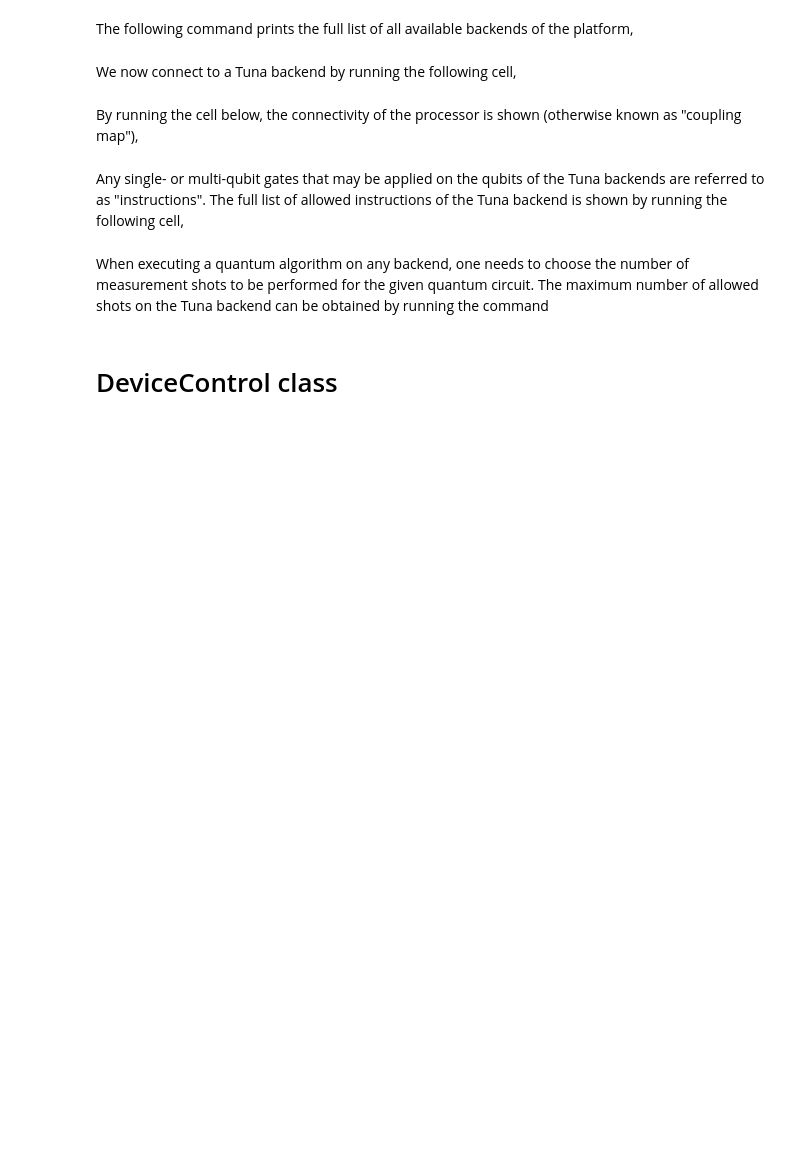
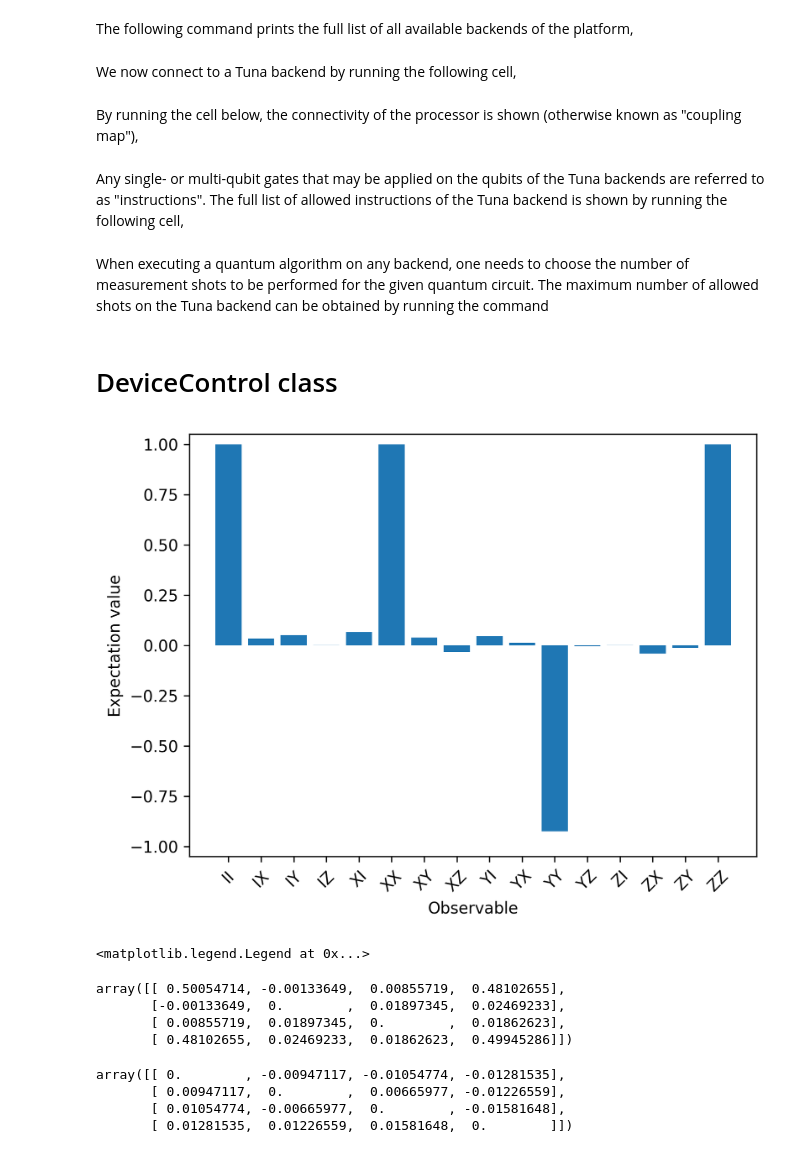
Before and after one commit to DiCarloLab-Delft/QuantumInspireUtilities, a Jupyter notebook: qi_utilities/notebook_guides/2.0_benchmark_measurements.ipynb, the cells around one changed output. Drawn from its saved outputs; the diff is of its cells as text; code cells hidden in the pictures; blank space fills up the shorter version.

Commit message:
Current state (still working on Bell-state tomography)

```diff
--- a/qi_utilities/notebook_guides/2.0_benchmark_measurements.ipynb
+++ b/qi_utilities/notebook_guides/2.0_benchmark_measurements.ipynb
@@ -81,0 +171,17 @@ device.measure_allxy(qubit_list=[0, 5])
+# %%
+meas_bell_state = BellStateMeasurement(backend,
+                                       qubit_pairs = [[0, 2],
+                                                      [1, 3]],
+                                       bell_state = "phi_plus",
+                                       num_shots = 2**12)
+
+probs = meas_bell_state.ro_corrected_probs_per_n_qubits
+# %%
+from qi_utilities.utility_functions.raw_data_processing import translate_to_Z_basis, observable_expectation_values_Z_basis
+import matplotlib.pyplot as plt
+
+tomography_bases = [
+            'XX', 'YX', 'ZX', 'XY', 'YY',
+            'ZY', 'XZ', 'YZ', 'ZZ'
+        ]
+single_qubit_terms = ['IX', 'IY', 'IZ', 'XI', 'YI', 'ZI']
@@ -81,0 +200,38 @@ device.measure_allxy(qubit_list=[0, 5])
+# %%
+tomography_dict = {'II': np.float64(1.0)}
+for pauli_term_idx in range(len(tomography_bases)):
+    pauli_term = tomography_bases[pauli_term_idx]
+    pauli_term_in_Z = translate_to_Z_basis(pauli_term)
+    tomography_dict[pauli_term] = observable_expectation_values_Z_basis([probs[0][pauli_term_idx]],
+                                                             pauli_term_in_Z)[0]
+
+for sq_pauli_term_idx in range(len(single_qubit_terms)):
+    sq_pauli_term = single_qubit_terms[sq_pauli_term_idx]
+    sq_pauli_term_stripped = sq_pauli_term.replace("I", "")
+    sq_pauli_term_idx = sq_pauli_term.index(sq_pauli_term_stripped)
+    for pauli_term_idx in range(len(tomography_bases)):
+        pauli_term = tomography_bases[pauli_term_idx]
+        if sq_pauli_term_stripped == pauli_term[sq_pauli_term_idx]:
+            sq_pauli_term_in_Z = translate_to_Z_basis(sq_pauli_term)
+            tomography_dict[sq_pauli_term] = observable_expectation_values_Z_basis([probs[0][pauli_term_idx]],
+                                                                                      sq_pauli_term_in_Z)[0]
+
+pauli_labels = []
+for i_idx in ['I', 'X', 'Y', 'Z']:
+    for j_idx in ['I', 'X', 'Y', 'Z']:
+        pauli_labels.append(i_idx+j_idx)
+tomography_dict = {pauli_term: tomography_dict[pauli_term] for pauli_term in pauli_labels}
+tomography_values = [tomography_dict[pauli_term] for pauli_term in tomography_dict.keys()]
+
+fig, ax = plt.subplots(dpi=300)
+ax.bar(range(len(tomography_values)), tomography_values)
+
+ax.set_xticks(range(len(tomography_values)), pauli_labels, rotation=45)
+ax.set_xlabel("Observable")
+ax.set_ylabel("Expectation value")
+ax.set_ylim(-1.05, 1.05)
+
+plt.show()
+# %% [output]
+[figure, added]
+<matplotlib.legend.Legend at 0x...>
@@ -81,0 +243,14 @@ device.measure_allxy(qubit_list=[0, 5])
+# %%
+density_matrix_real
+# %% [output]
+array([[ 0.50054714, -0.00133649,  0.00855719,  0.48102655],
+       [-0.00133649,  0.        ,  0.01897345,  0.02469233],
+       [ 0.00855719,  0.01897345,  0.        ,  0.01862623],
+       [ 0.48102655,  0.02469233,  0.01862623,  0.49945286]])
+# %%
+density_matrix_imag
+# %% [output]
+array([[ 0.        , -0.00947117, -0.01054774, -0.01281535],
+       [ 0.00947117,  0.        ,  0.00665977, -0.01226559],
+       [ 0.01054774, -0.00665977,  0.        , -0.01581648],
+       [ 0.01281535,  0.01226559,  0.01581648,  0.        ]])
```
Also changed, not shown: parts of 7 cells of this notebook, 6 other files.
